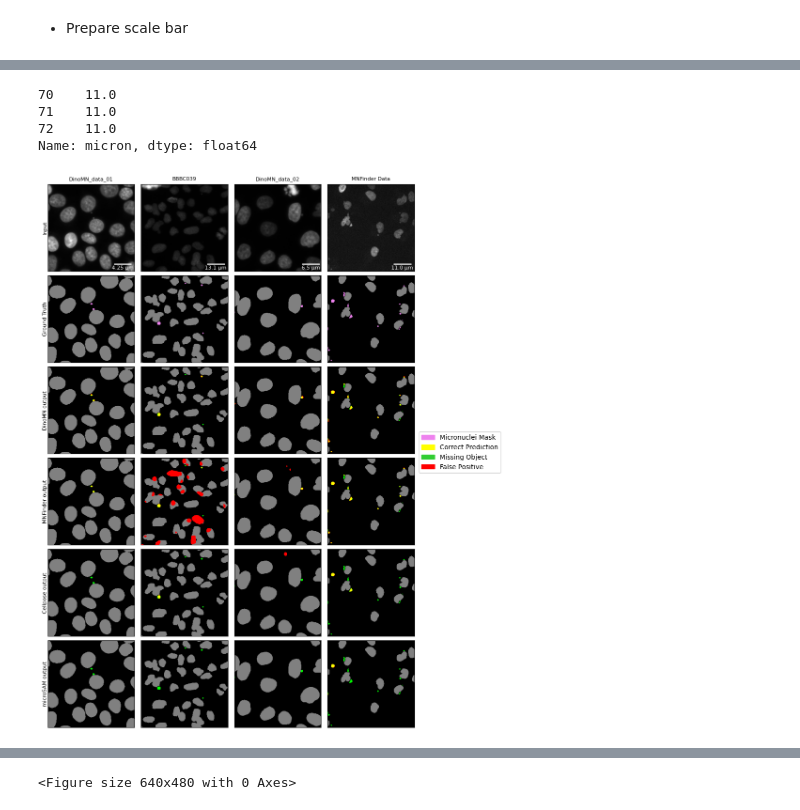
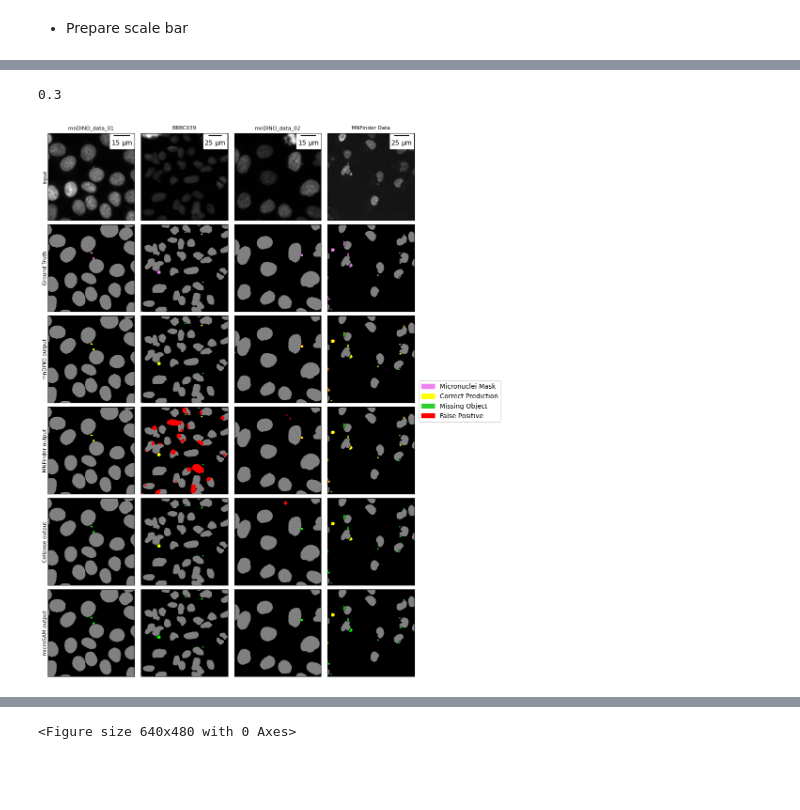
Before and after one commit to CaicedoLab/micronuclei-detection, a Jupyter notebook: figures/figure4.ipynb, the cells around one changed output, grey strips where cells are left out. Cells and saved outputs as stored; diff of their text form; code cells hidden in the pictures; blank space fills up the shorter version.

Commit message:
refined figure and fixed model name shown on figure

```diff
--- a/figures/figure4.ipynb
+++ b/figures/figure4.ipynb
@@ -71,12 +76,12 @@ microsam_hela_rpe1 = np.load(dinomn_path.replace('dinomn_predictions', 'microSAM
 imid = '2022-05-26_RPE1-2198'
 mnfinder_path = path + f'images/{imid}.tif'
 mnfinder_gt_path = path + f'mn_masks/{imid}.png'
-dinomn_path = f'/mnt/cephfs/mir/jcaicedo/projects/micronuclei_detection/Train_and_Eval/dinomn_data/figures/dinomn_figures/figure4/dinomn_predictions/{imid}._probabilities.npy'
+mndino_path = f'/mnt/cephfs/mir/jcaicedo/projects/micronuclei_detection/Train_and_Eval/mndino_data/figures/mndino_figures/figure4/mndino_predictions/{imid}._probabilities.npy'
 
 input_mnfinder = skimage.io.imread(mnfinder_path)
 gt_mnfinder = skimage.io.imread(mnfinder_gt_path)
 nuclei_gt_mnfinder = skimage.io.imread(mnfinder_path.replace('images','nuclei_masks'))
-dinomn_mnfinder = np.load(dinomn_path)
-mnfinder_mnfinder = np.load(dinomn_path.replace('dinomn_predictions', 'mnfinder_predictions'))
-cellpose_mnfinder = np.load(dinomn_path.replace('dinomn_predictions', 'cellpose_predictions'))
-microsam_mnfinder = np.load(dinomn_path.replace('dinomn_predictions', 'microSAM_predictions'))
+mndino_mnfinder = np.load(mndino_path)
+mnfinder_mnfinder = np.load(mndino_path.replace('mndino_predictions', 'mnfinder_predictions'))
+cellpose_mnfinder = np.load(mndino_path.replace('mndino_predictions', 'cellpose_predictions'))
+microsam_mnfinder = np.load(mndino_path.replace('mndino_predictions', 'microSAM_predictions'))
@@ -88,19 +103,19 @@ microsam_mnfinder = np.load(dinomn_path.replace('dinomn_predictions', 'microSAM_
 inputs = [input_screen, input_bbbc039, input_hela_rpe1, input_mnfinder]
 gt = [gt_screen, gt_bbbc039, gt_hela_rpe1, gt_mnfinder]
 gt_nuclei = [nuclei_gt_screen, nuclei_gt_bbbc039, nuclei_gt_hela_rpe1, nuclei_gt_mnfinder]
-dinomn = [dinomn_screen, dinomn_bbbc039, dinomn_hela_rpe1, dinomn_mnfinder]
+mndino = [mndino_screen, mndino_bbbc039, mndino_hela_rpe1, mndino_mnfinder]
 mnfinder = [mnfinder_screen, mnfinder_bbbc039, mnfinder_hela_rpe1, mnfinder_mnfinder]
 cellpose = [cellpose_screen, cellpose_bbbc039, cellpose_hela_rpe1, cellpose_mnfinder]
 microsam = [microsam_screen, microsam_bbbc039, microsam_hela_rpe1, microsam_mnfinder]
 # %%
-dinomn_2 = []
+mndino_2 = []
 for i in range(len(gt_nuclei)):
-    H, W = dinomn[i].shape
+    H, W = mndino[i].shape
     im = np.zeros((H, W, 3), dtype=np.uint8)
 
     # Compute binary masks
     nuclei_mask = (gt_nuclei[i] > 0)
-    pred_mask   = (dinomn[i] > 0)
+    pred_mask   = (mndino[i] > 0)
     gt_mask     = (gt[i] > 0)
 
     overlap = pred_mask & gt_mask # correct prediction
@@ -119,7 +134,7 @@ for i in range(len(gt_nuclei)):
     # Step 4: ground truth only (green)
     im[gt_only] = [0, 255, 0]
 
-    dinomn_2.append(im)
+    mndino_2.append(im)
 # %%
 gt_2 = []
 for i in range(len(gt_nuclei)):
@@ -209,7 +224,7 @@ plt.imshow(dinomn_2[0][2100:2100+700, 1300:1300+700,:] )
 <matplotlib.image.AxesImage at 0x...>
 [figure]
 # %%
-collections = [inputs, gt_2, dinomn_2, mnfinder_2, cellpose_2, microsam_2]
+collections = [inputs, gt_2, mndino_2, mnfinder_2, cellpose_2, microsam_2]
 # %%
 import matplotlib.patches as mpatches
 from mpl_toolkits.axes_grid1.anchored_artists import AnchoredSizeBar
@@ -223,11 +238,8 @@ array(['DinoMN_data_02', 'DinoMN_data_01', 'mnfinder_train',
        'mnfinder_test', 'mnfinder_validation', 'BBBC039'], dtype=object)
-# %%
-df[df.datasets == 'mnfinder_validation'].micron
-# %% [output]
-70    11.0
-71    11.0
-72    11.0
-Name: micron, dtype: float64
+# %%
+round(4.25/14,1)
+# %% [output]
+0.3
 # %%
 fig, ax = plt.subplots(6,4, figsize=(15,15))
 fontprops = fm.FontProperties(size=8)
@@ -242,9 +254,9 @@ legend_elements = [mpatches.Patch(color='violet', label='Micronuclei Mask'),
 fig.legend(handles=legend_elements, loc='right', bbox_to_anchor=(0.9, 0.5))
 
 # Labels for columns and rows
-microns = [4.25, 13.1, 6.5, 11.0]
-col_labels = ['DinoMN_data_01', 'BBBC039', 'DinoMN_data_02', 'MNFinder Data']
-row_labels = ['Input', 'Ground Truth', 'DinoMN output', 'MNFinder output', 'Cellpose output', 'microSAM output']
+real_world_pixel_size = [4.25/14, 13.1/20, 6.5/20, 11.0/20]
+col_labels = ['mnDINO_data_01', 'BBBC039', 'mnDINO_data_02', 'MNFinder Data']
+row_labels = ['Input', 'Ground Truth', 'mnDINO output', 'MNFinder output', 'Cellpose output', 'microSAM output']
 
 for i in range(6):
     for j in range(4):
@@ -252,41 +264,33 @@ for i in range(6):
             r,c = 2200,1800
         elif j == 1: # BBBC039
             r,c = 250,50
         elif j==2: # HeLa RPE1
             r,c = 1700,2000
         elif j==3: # MNFinder
             r,c = 150,300
         if i == 0:
             PS=256
             ax[i,j].imshow(collections[i][j][r:r+PS,c:c+PS], cmap='gray')
         else:
             PS=256
             ax[i,j].imshow(collections[i][j][r:r+PS,c:c+PS,:])
 
         # Hide ticks but keep labels
         ax[i, j].tick_params(left=False, bottom=False, labelleft=False, labelbottom=False)
 
         if i == 0:
             ax[i, j].set_title(col_labels[j], fontsize=8)
-            # add scalebar
-            scalebar = AnchoredSizeBar(transform=ax[i,j].transData,
-                            size=50,
-                            label=f'{microns[j]} µm',
-                            loc='lower right',
-                            pad=0.1,
-                            color='white',
-                            frameon=False,
-                            size_vertical=1,
-                            fontproperties=fontprops)
+            # add scalebar, Use Scalebar library
+            scalebar = ScaleBar(real_world_pixel_size[j], 'um')
             ax[i, j].add_artist(scalebar)
 
 
         # Set row labels on the left side
         if j == 0:
             # ax[i, j].set_ylabel(row_labels[i], fontsize=10, rotation=0, labelpad=30, va='center')
             ax[i, j].set_ylabel(row_labels[i], fontsize=8, rotation=90, va='center')
 
 
 plt.show()
 # %% [output]
-[figure, old version]
+[figure, new version]
```
Also changed, not shown: parts of 11 cells of this notebook.
